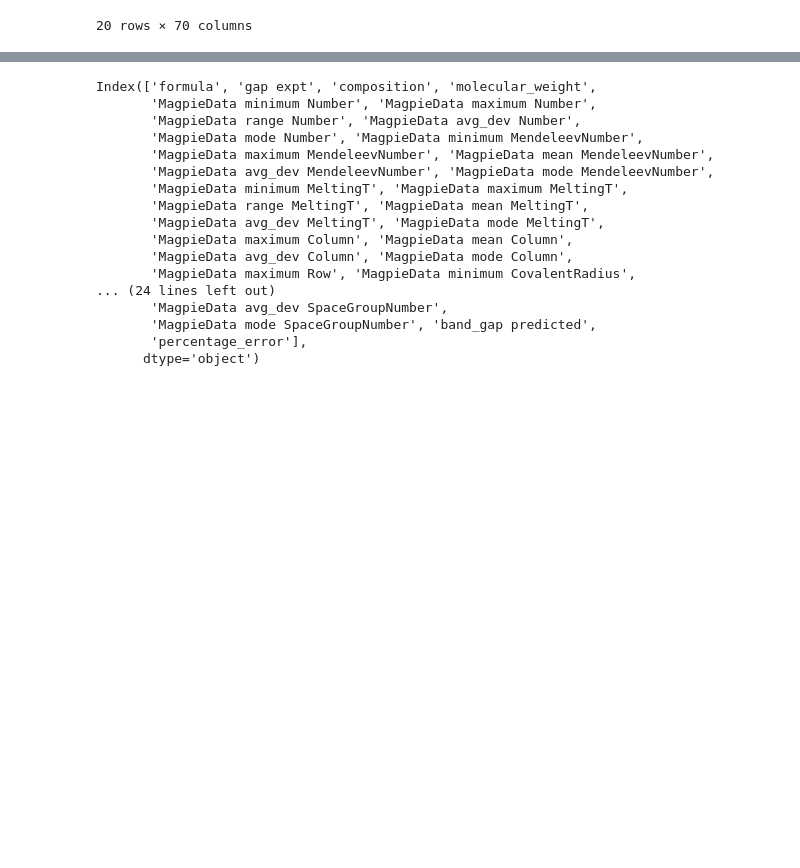
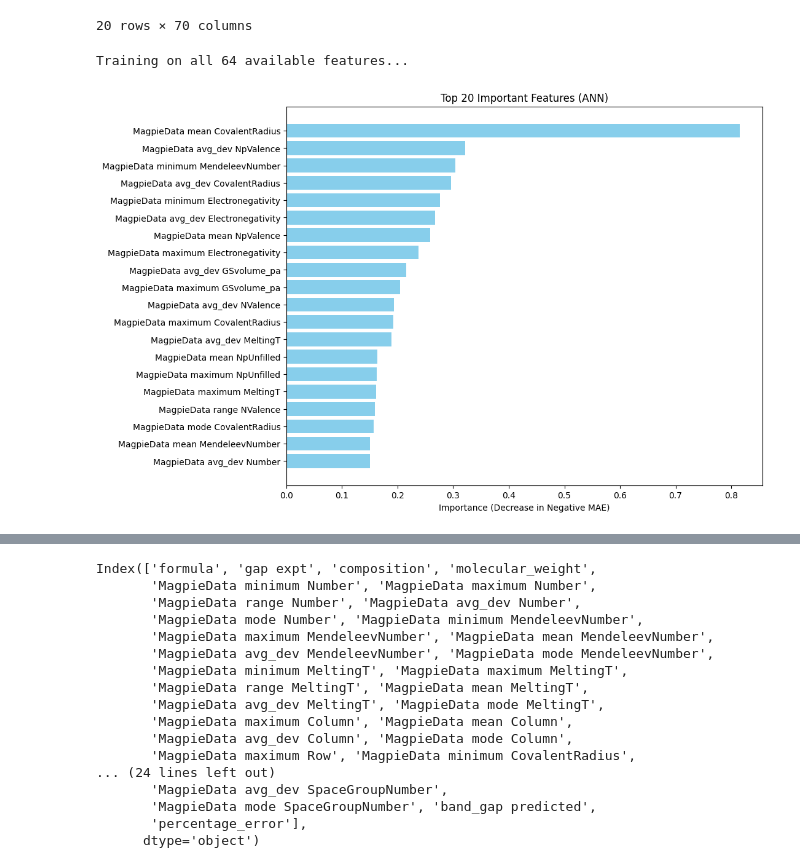
Before and after one commit to sivasathyaseeelan/BandGapPredict, a Jupyter notebook: prediction.ipynb, the cells around one changed output, grey strips where cells are left out. Drawn from its saved outputs; the diff is of its cells as text; code cells hidden in the pictures; blank space fills up the shorter version.

```diff
--- a/prediction.ipynb
+++ b/prediction.ipynb
@@ -568,5 +466,5 @@ Top 20 Most Important Features:
 # %%
-bg_data_cleaned["band_gap predicted"] = predictions
+bg_data_cleaned["band_gap predicted"] = y_hat_ann
 bg_data_cleaned['percentage_error'] = (bg_data_cleaned["gap expt"] - bg_data_cleaned['band_gap predicted']).abs()/bg_data_cleaned['gap expt'] * 100
 bg_data_cleaned.head(20)
 # %% [output]
@@ -588,3 +486,61 @@ bg_data_cleaned.head(20)
 | 18 | AgIn5Te8 | 0.47 | (Ag, In, Te) | 122.905305 | 47.0 | 52.0 | ... |
 | 19 | Rb7Th2P6Se21 | 2.07 | (Rb, Th, P, Se) | 81.181894 | 15.0 | 90.0 | ... |
 20 rows × 70 columns
+# %%
+from sklearn.base import BaseEstimator, RegressorMixin
+from sklearn.inspection import permutation_importance
+from sklearn.preprocessing import StandardScaler
+import pandas as pd
+import torch
+import torch.nn as nn
+import torch.optim as optim
+import matplotlib.pyplot as plt
+
+# --- STEP 1: Filter featurizer labels to match cleaned data ---
+# Get only the Magpie features that exist in bg_data_cleaned
+all_feature_names = [f for f in featurizer.feature_labels() if f in bg_data_cleaned.columns]
+
+# Extract only these features for training
+X = bg_data_cleaned[all_feature_names].values
+y = bg_data_cleaned['gap expt'].values
+
+# --- STEP 2: Training (Standard process) ---
+scaler_final = StandardScaler()
+X_scaled_all = scaler_final.fit_transform(X)
+X_tensor_all = torch.tensor(X_scaled_all, dtype=torch.float32)
+y_tensor_all = torch.tensor(y, dtype=torch.float32).view(-1, 1)
+
+# Initialize model with the correct input dimension
+ann_final = ANNModel(X.shape[1])
+optimizer = optim.Adam(ann_final.parameters(), lr=0.001)
+criterion = nn.MSELoss()
+
+print(f"Training on all {len(all_feature_names)} available features...")
+ann_final.train()
+for _ in range(1000):
+    optimizer.zero_grad()
+    criterion(ann_final(X_tensor_all), y_tensor_all).backward()
+    optimizer.step()
+
+# --- STEP 3: Permutation Importance ---
+wrapped_ann = ANNWrapper(ann_final)
+result = permutation_importance(
+    wrapped_ann, X_scaled_all, y,
+    scoring='neg_mean_absolute_error', n_repeats=5, random_state=42
+)
+
+# --- STEP 4: Plot (Now lengths match perfectly) ---
+importance_df = pd.DataFrame({
+    'Feature': all_feature_names,
+    'Importance': result.importances_mean
+}).sort_values(by='Importance', ascending=False).head(20)
+
+plt.figure(figsize=(10, 8))
+plt.barh(importance_df['Feature'], importance_df['Importance'], color='skyblue')
+plt.gca().invert_yaxis()
+plt.title('Top 20 Important Features (ANN)')
+plt.xlabel('Importance (Decrease in Negative MAE)')
+plt.show()
+# %% [output]
+Training on all 64 available features...
+[figure, added]
```
Also changed, not shown: parts of 32 cells of this notebook.
